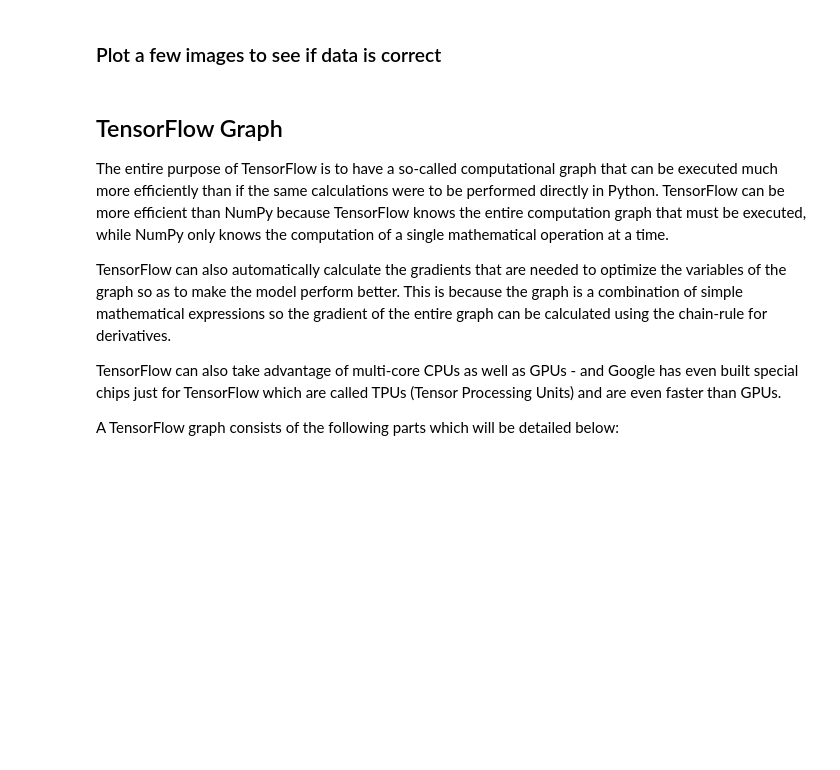
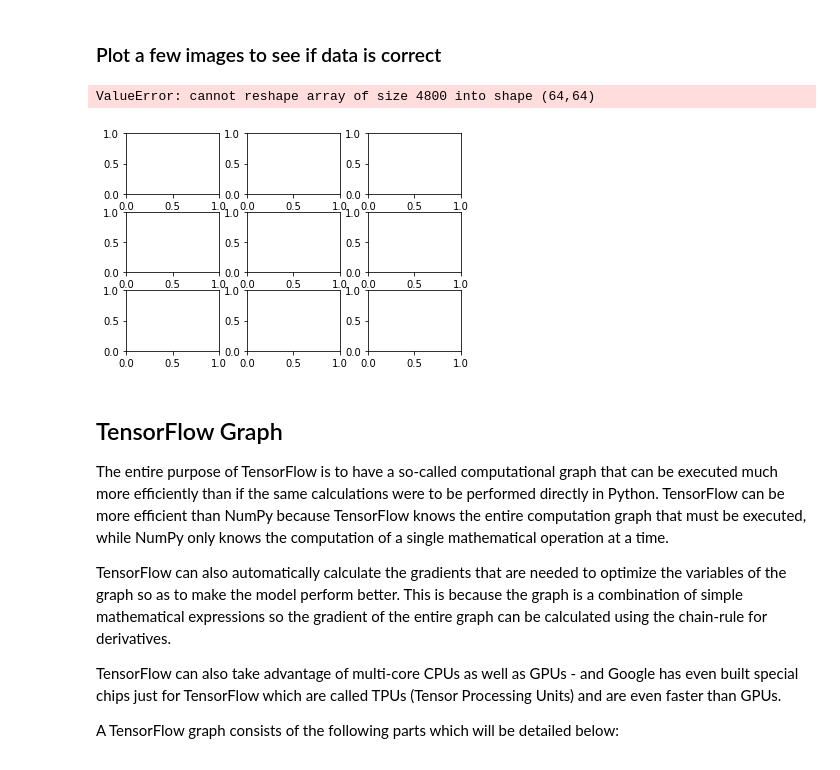
Before and after one commit to GeospatialDaryl/TensorFlow-Tutorials, a Jupyter notebook: 03B_Layers_CannGrows.ipynb, the cells around one changed output. Saved outputs shown, nothing was run; the diff lists cells and outputs as text; code cells hidden in the pictures; blank space fills up the shorter version.

```diff
--- a/03B_Layers_CannGrows.ipynb
+++ b/03B_Layers_CannGrows.ipynb
@@ -269,10 +269,10 @@ c = theShapes[3]
 img_size_flat = h * w
 
 # Tuple with height and width of images used to reshape arrays.
-img_shape = (w, i)
+img_shape = (w, h)
 
 # Number of colour channels for the images: 1 channel for gray-scale.
-num_channels = 3
+num_channels = c
 
 # Number of classes, one class for each of 10 digits.
 num_classes = 2
@@ -284,6 +284,35 @@ num_classes = 2
 Function used to plot 9 images in a 3x3 grid, and writing the true and predicted classes below each image.
 # %%
 def plot_images(images, cls_true, cls_pred=None):
+    assert len(images) == len(cls_true) == 9
+
+    # Create figure with 3x3 sub-plots.
+    fig, axes = plt.subplots(3, 3)
+    fig.subplots_adjust(hspace=0.3, wspace=0.3)
+
+    for i, ax in enumerate(axes.flat):
+        # Plot image.
+        image = plt.imread(images[i])
+        ax.imshow(image.reshape(img_shape), cmap='binary')
+
+        # Show true and predicted classes.
+        if cls_pred is None:
+            xlabel = "True: {0}".format(cls_true[i])
+        else:
+            xlabel = "True: {0}, Pred: {1}".format(cls_true[i], cls_pred[i])
+
+        # Show the classes as the label on the x-axis.
+        ax.set_xlabel(xlabel)
+
+        # Remove ticks from the plot.
+        ax.set_xticks([])
+        ax.set_yticks([])
+
+    # Ensure the plot is shown correctly with multiple plots
+    # in a single Notebook cell.
+    plt.show()
+
+def plot_images_ori(images, cls_true, cls_pred=None):
     assert len(images) == len(cls_true) == 9
 
     # Create figure with 3x3 sub-plots.
@@ -314,13 +343,16 @@ def plot_images(images, cls_true, cls_pred=None):
 ### Plot a few images to see if data is correct
 # %%
 # Get the first images from the test-set.
-images = data.test.images[0:9]
-
+#images = data.test.images[0:9]
+images = objBoth.listImagePaths[0:9]
 # Get the true classes for those images.
-cls_true = data.test.cls[0:9]
-
+#cls_true = data.test.cls[0:9]
+cls_true = objBoth.listLabels[0:9]
 # Plot the images and labels using our helper-function above.
 plot_images(images=images, cls_true=cls_true)
+# %% [output]
+ValueError: cannot reshape array of size 4800 into shape (64,64)
+[figure, added]
 # %% [markdown]
 ## TensorFlow Graph
 
```
